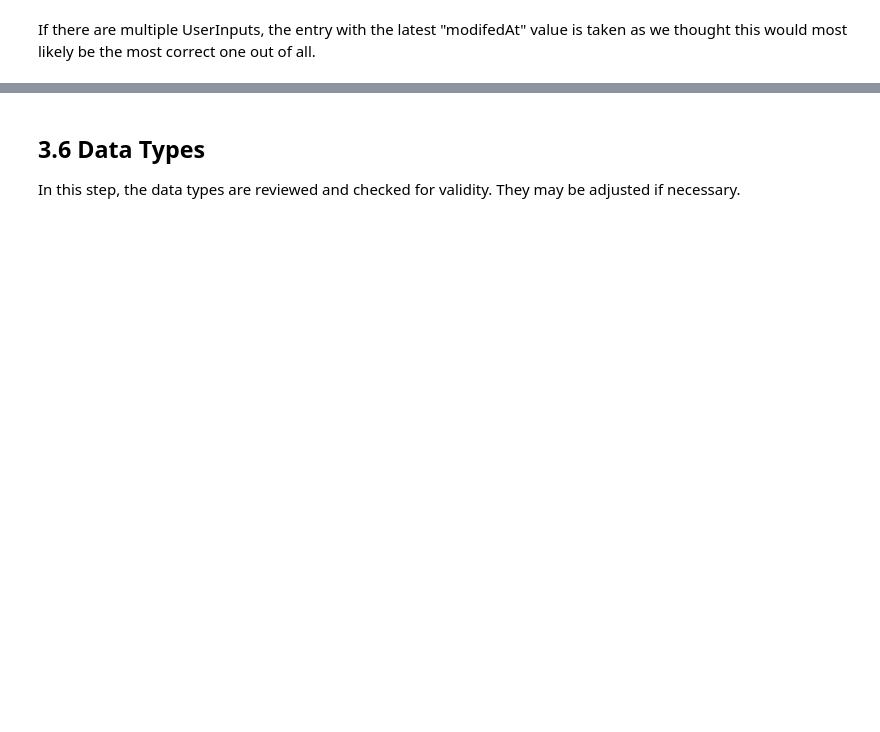
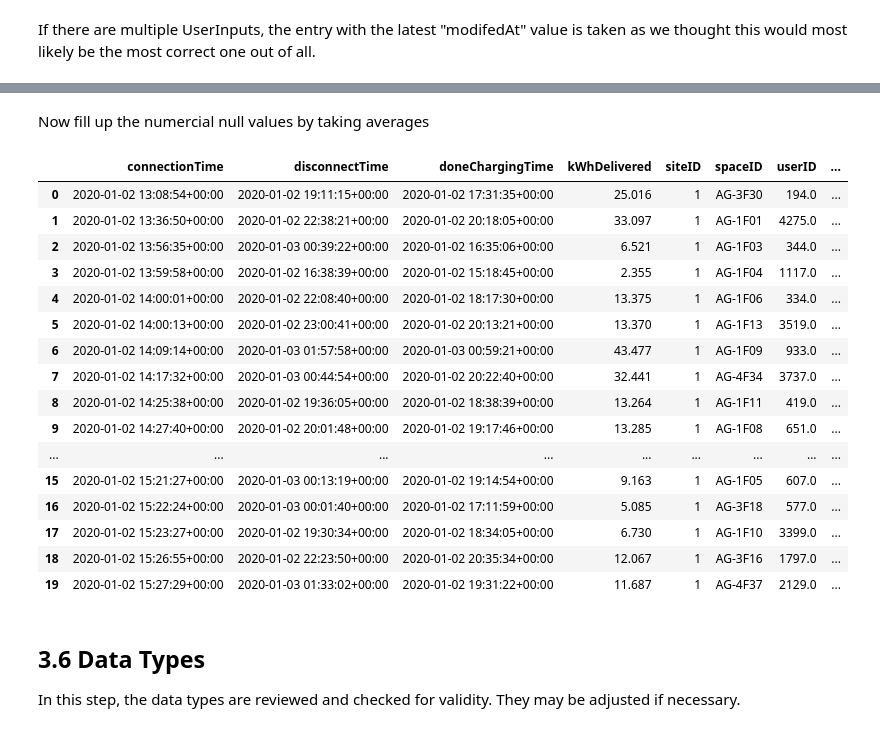
Before and after one commit to hannaschultheis-design/AA-Gruppe-15, a Jupyter notebook: notebooks/dataprep.ipynb, the cells around one changed output, grey strips where cells are left out. Saved outputs shown, nothing was run; the diff lists cells and outputs as text; code cells hidden in the pictures; blank space fills up the shorter version.

```diff
--- a/notebooks/dataprep.ipynb
+++ b/notebooks/dataprep.ipynb
@@ -380,3 +408,30 @@ sessions.head()
+# %% [markdown]
+Now fill up the numercial null values by taking averages
+# %%
+for col in ["WhPerMile", "kWhRequested", "milesRequested", "minutesAvailable"]:
+    mean_val = sessions.loc[sessions[col] != -1, col].mean()
+    sessions.loc[sessions[col] == -1, col] = mean_val
+
+sessions[sessions["WhPerMile"] == -1].count()
+sessions.head(20)
+# %% [output]
+|  | connectionTime | disconnectTime | doneChargingTime | kWhDelivered | siteID | spaceID | userID | ... |
+| 0 | 2020-01-02 13:08:54+00:00 | 2020-01-02 19:11:15+00:00 | 2020-01-02 17:31:35+00:00 | 25.016 | 1 | AG-3F30 | 194.0 | ... |
+| 1 | 2020-01-02 13:36:50+00:00 | 2020-01-02 22:38:21+00:00 | 2020-01-02 20:18:05+00:00 | 33.097 | 1 | AG-1F01 | 4275.0 | ... |
+| 2 | 2020-01-02 13:56:35+00:00 | 2020-01-03 00:39:22+00:00 | 2020-01-02 16:35:06+00:00 | 6.521 | 1 | AG-1F03 | 344.0 | ... |
+| 3 | 2020-01-02 13:59:58+00:00 | 2020-01-02 16:38:39+00:00 | 2020-01-02 15:18:45+00:00 | 2.355 | 1 | AG-1F04 | 1117.0 | ... |
+| 4 | 2020-01-02 14:00:01+00:00 | 2020-01-02 22:08:40+00:00 | 2020-01-02 18:17:30+00:00 | 13.375 | 1 | AG-1F06 | 334.0 | ... |
+| 5 | 2020-01-02 14:00:13+00:00 | 2020-01-02 23:00:41+00:00 | 2020-01-02 20:13:21+00:00 | 13.370 | 1 | AG-1F13 | 3519.0 | ... |
+| 6 | 2020-01-02 14:09:14+00:00 | 2020-01-03 01:57:58+00:00 | 2020-01-03 00:59:21+00:00 | 43.477 | 1 | AG-1F09 | 933.0 | ... |
+| 7 | 2020-01-02 14:17:32+00:00 | 2020-01-03 00:44:54+00:00 | 2020-01-02 20:22:40+00:00 | 32.441 | 1 | AG-4F34 | 3737.0 | ... |
+| 8 | 2020-01-02 14:25:38+00:00 | 2020-01-02 19:36:05+00:00 | 2020-01-02 18:38:39+00:00 | 13.264 | 1 | AG-1F11 | 419.0 | ... |
+| 9 | 2020-01-02 14:27:40+00:00 | 2020-01-02 20:01:48+00:00 | 2020-01-02 19:17:46+00:00 | 13.285 | 1 | AG-1F08 | 651.0 | ... |
+| ... | ... | ... | ... | ... | ... | ... | ... | ... |
+| 15 | 2020-01-02 15:21:27+00:00 | 2020-01-03 00:13:19+00:00 | 2020-01-02 19:14:54+00:00 | 9.163 | 1 | AG-1F05 | 607.0 | ... |
+| 16 | 2020-01-02 15:22:24+00:00 | 2020-01-03 00:01:40+00:00 | 2020-01-02 17:11:59+00:00 | 5.085 | 1 | AG-3F18 | 577.0 | ... |
+| 17 | 2020-01-02 15:23:27+00:00 | 2020-01-02 19:30:34+00:00 | 2020-01-02 18:34:05+00:00 | 6.730 | 1 | AG-1F10 | 3399.0 | ... |
+| 18 | 2020-01-02 15:26:55+00:00 | 2020-01-02 22:23:50+00:00 | 2020-01-02 20:35:34+00:00 | 12.067 | 1 | AG-3F16 | 1797.0 | ... |
+| 19 | 2020-01-02 15:27:29+00:00 | 2020-01-03 01:33:02+00:00 | 2020-01-02 19:31:22+00:00 | 11.687 | 1 | AG-4F37 | 2129.0 | ... |
 # %% [markdown]
 ## 3.6 Data Types
 In this step, the data types are reviewed and checked for validity. They may be adjusted if necessary.
```
Also changed, not shown: parts of 5 cells of this notebook.
